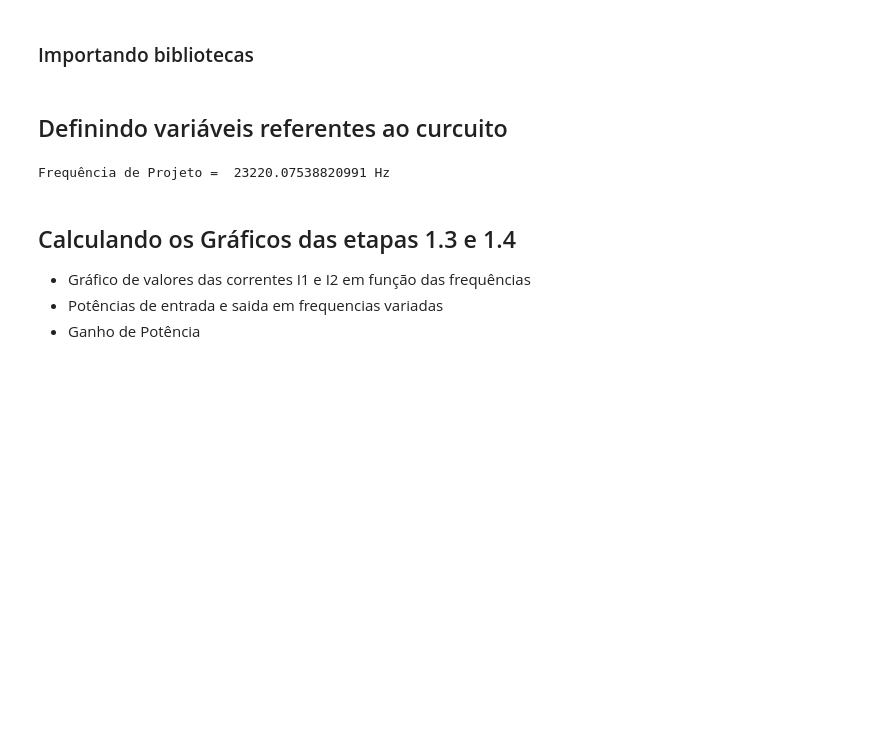
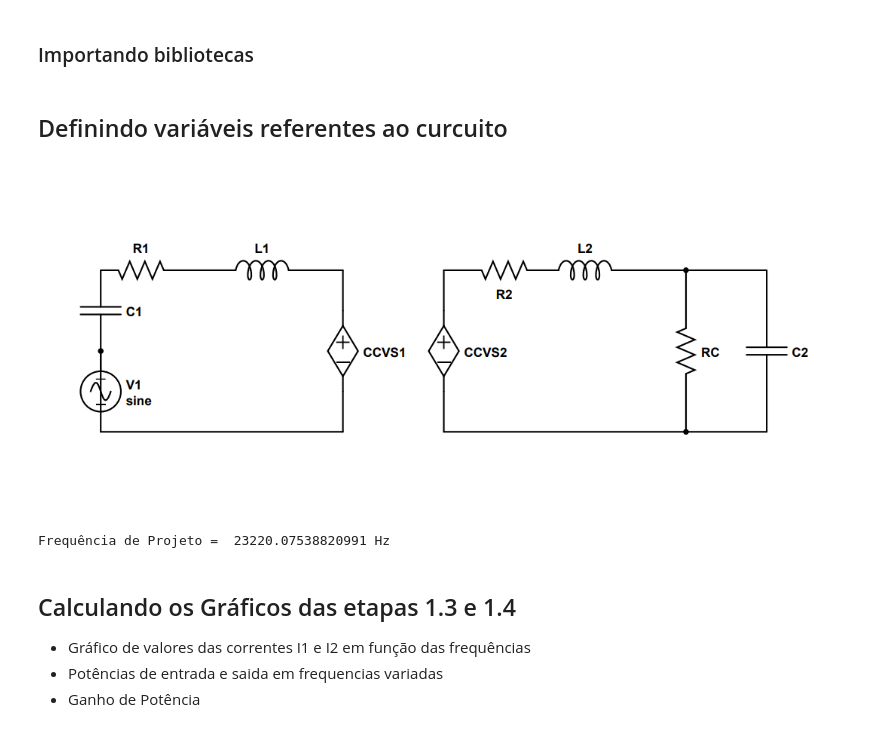
Before and after one commit to Aranh4/ProjetoEletroMag, a Jupyter notebook: Aula 17 - Exercício 3 WPT_alunos.ipynb, the cells around one changed output. Saved outputs shown, nothing was run; the diff lists cells and outputs as text; code cells hidden in the pictures; blank space fills up the shorter version.

Commit message:
circuito

```diff
--- a/Aula 17 - Exercício 3 WPT_alunos.ipynb
+++ b/Aula 17 - Exercício 3 WPT_alunos.ipynb
@@ -20,6 +20,12 @@ import numpy as np
 import matplotlib.pyplot as plt
 # %% [markdown]
 ## Definindo variáveis referentes ao curcuito
+# %%
+#Imagem do circuito
+from IPython.display import Image
+Image(filename='circuito.png')
+# %% [output]
+[figure, added]
 # %%
 #implemente seu código aqui
 r1 = 1.528
```
Also changed, not shown: 1 other file.
